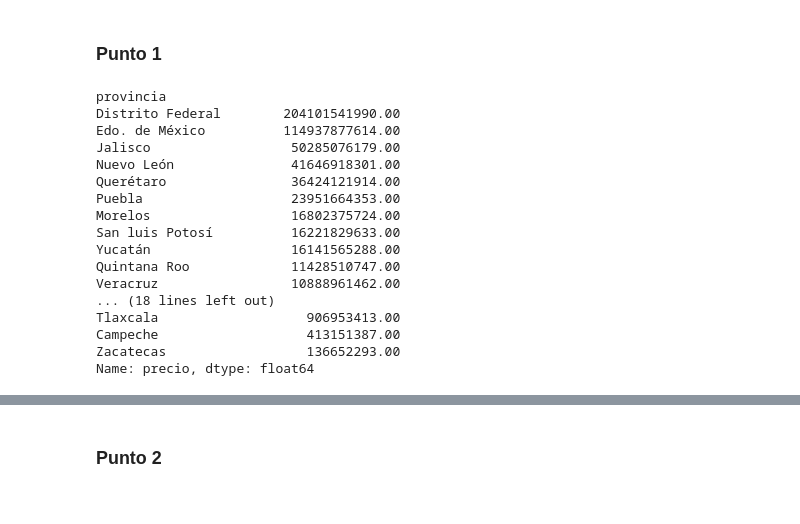
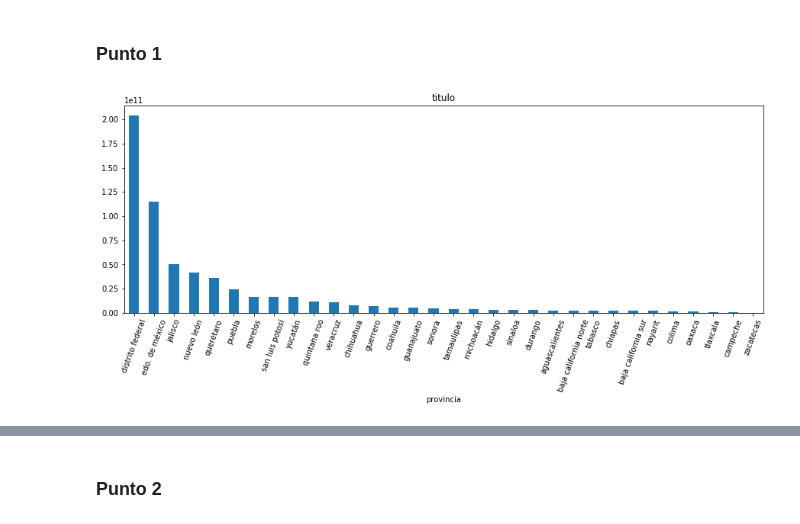
Before and after one commit to nbuzzano/7506-zonaprop, a Jupyter notebook: zonaprop-data-analysis.ipynb, the cells around one changed output, grey strips where cells are left out. Drawn from its saved outputs; the diff is of its cells as text; code cells hidden in the pictures.

```diff
--- a/zonaprop-data-analysis.ipynb
+++ b/zonaprop-data-analysis.ipynb
@@ -419,22 +421,8 @@ outliers
 df1 = df.copy()
 # %%
 #agrupo por provincia, hago sumatoria de los precios y ordeno de mayor a menor
-df1.groupby(['provincia']).precio.sum().sort_values(ascending=False)
+df1 = df1.groupby(['provincia']).precio.sum().sort_values(ascending=False)
-# %% [output]
-provincia
-Distrito Federal        204101541990.00
-Edo. de México          114937877614.00
-Jalisco                  50285076179.00
-Nuevo León               41646918301.00
-Querétaro                36424121914.00
-Puebla                   23951664353.00
-Morelos                  16802375724.00
-San luis Potosí          16221829633.00
-Yucatán                  16141565288.00
-Quintana Roo             11428510747.00
-Veracruz                 10888961462.00
-... (18 lines left out)
-Tlaxcala                   906953413.00
-Campeche                   413151387.00
-Zacatecas                  136652293.00
-Name: precio, dtype: float64
+# %%
+df1.plot(kind='bar', figsize=(15, 5), rot=70, title="titulo");
+# %% [output]
+[figure, added]
```
Also changed, not shown: parts of 13 cells of this notebook.
